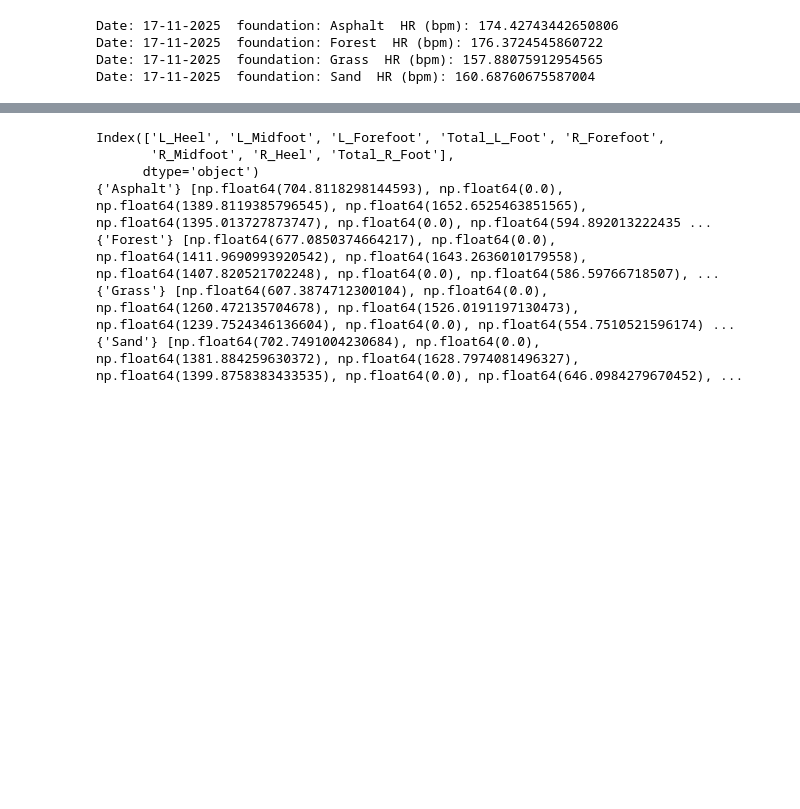
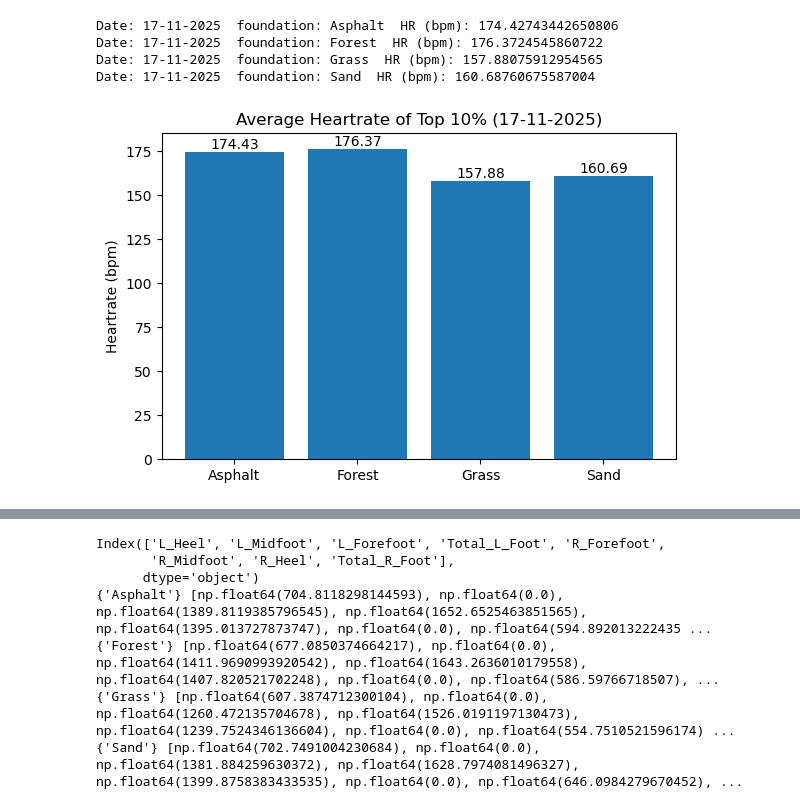
Before and after one commit to Fatemeh-aboulhassani/Movement-Analysis, a Jupyter notebook: notebooks/3. Analysis Foot HeartRate GPX.ipynb, the cells around one changed output, grey strips where cells are left out. Saved outputs shown, nothing was run; the diff lists cells and outputs as text; code cells hidden in the pictures; blank space fills up the shorter version.

```diff
--- a/notebooks/3. Analysis Foot HeartRate GPX.ipynb
+++ b/notebooks/3. Analysis Foot HeartRate GPX.ipynb
@@ -250,3 +302,32 @@ Date: 17-11-2025  foundation: Asphalt  HR (bpm): 174.42743442650806
 Date: 17-11-2025  foundation: Forest  HR (bpm): 176.3724545860722
 Date: 17-11-2025  foundation: Grass  HR (bpm): 157.88075912954565
 Date: 17-11-2025  foundation: Sand  HR (bpm): 160.68760675587004
+# %%
+import matplotlib.pyplot as plt
+
+# داده‌ها
+foundations = ["Asphalt", "Forest", "Grass", "Sand"]
+heartrate= [174.42743442650806, 176.3724545860722, 157.88075912954565, 160.68760675587004]
+
+# رسم نمودار
+plt.figure(figsize=(6,4))
+bars = plt.bar(foundations, heartrate)
+
+plt.ylabel("Heartrate (bpm)")
+plt.title("Average Heartrate of Top 10% (17-11-2025)")
+
+# نمایش عدد روی هر ستون
+for bar in bars:
+    height = bar.get_height()
+    plt.text(
+        bar.get_x() + bar.get_width()/2,
+        height,
+        f"{height:.2f}",
+        ha="center",
+        va="bottom"
+    )
+
+plt.tight_layout()
+plt.show()
+# %% [output]
+[figure, added]
```
Also changed, not shown: parts of 8 cells of this notebook.
